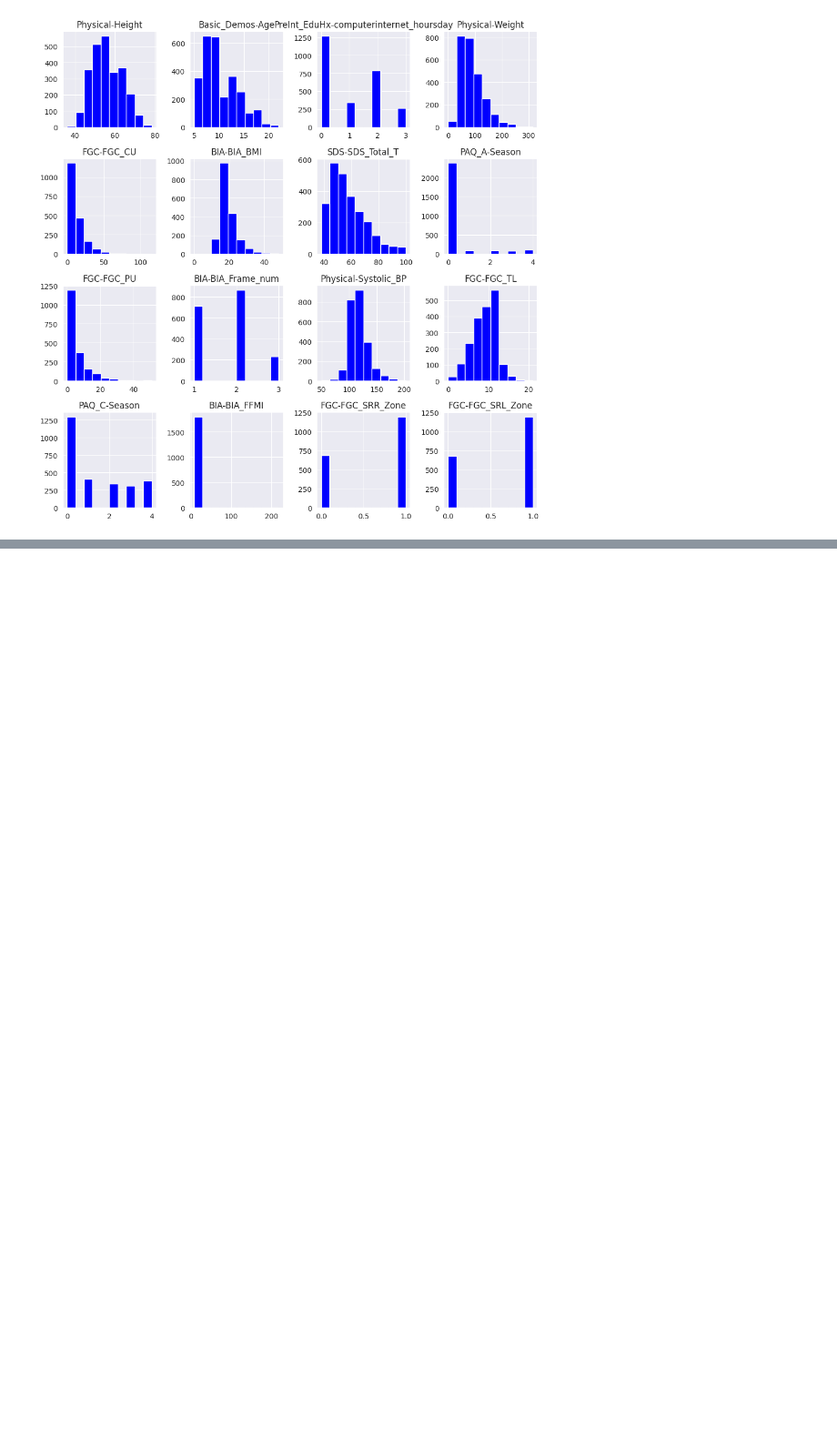
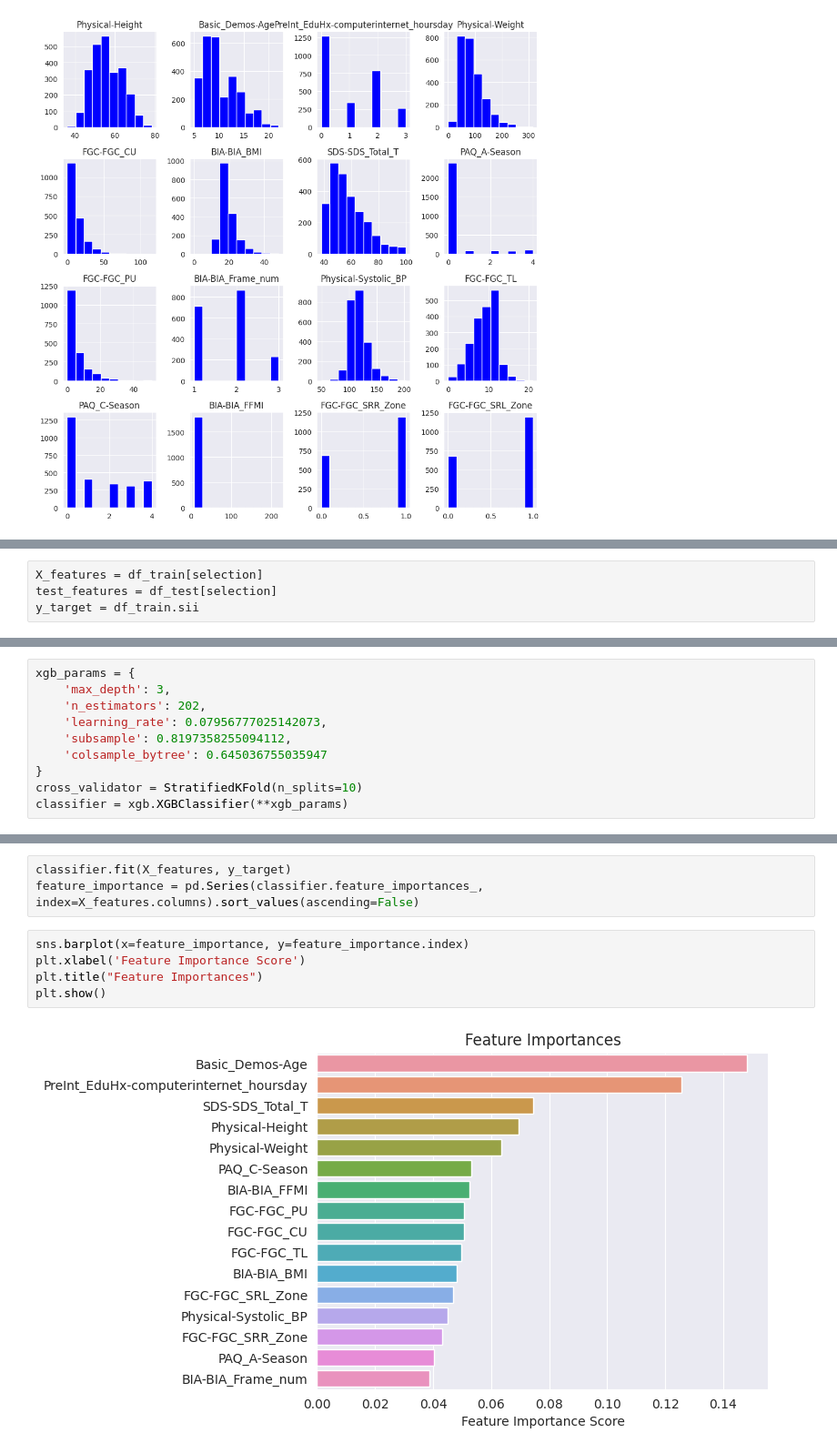
Before and after one commit to huytu0702/ML_Team-8, a Jupyter notebook: BTLML.ipynb, the cells around one changed output, grey strips where cells are left out. Shown: that part at 91% size. Drawn from its saved outputs; the diff is of its cells as text; blank space fills up the shorter version.

```diff
--- a/BTLML.ipynb
+++ b/BTLML.ipynb
@@ -516,0 +519,4 @@ plt.tight_layout()
+# %%
+X_features = df_train[selection]
+test_features = df_test[selection]
+y_target = df_train.sii
@@ -516,0 +527,10 @@ plt.tight_layout()
+# %%
+xgb_params = {
+    'max_depth': 3,
+    'n_estimators': 202,
+    'learning_rate': 0.07956777025142073,
+    'subsample': 0.8197358255094112,
+    'colsample_bytree': 0.645036755035947
+}
+cross_validator = StratifiedKFold(n_splits=10)
+classifier = xgb.XGBClassifier(**xgb_params)
@@ -516,0 +545,10 @@ plt.tight_layout()
+# %%
+classifier.fit(X_features, y_target)
+feature_importance = pd.Series(classifier.feature_importances_, index=X_features.columns).sort_values(ascending=False)
+# %%
+sns.barplot(x=feature_importance, y=feature_importance.index)
+plt.xlabel('Feature Importance Score')
+plt.title("Feature Importances")
+plt.show()
+# %% [output]
+[figure, added]
```
Also changed, not shown: parts of 8 cells of this notebook.
